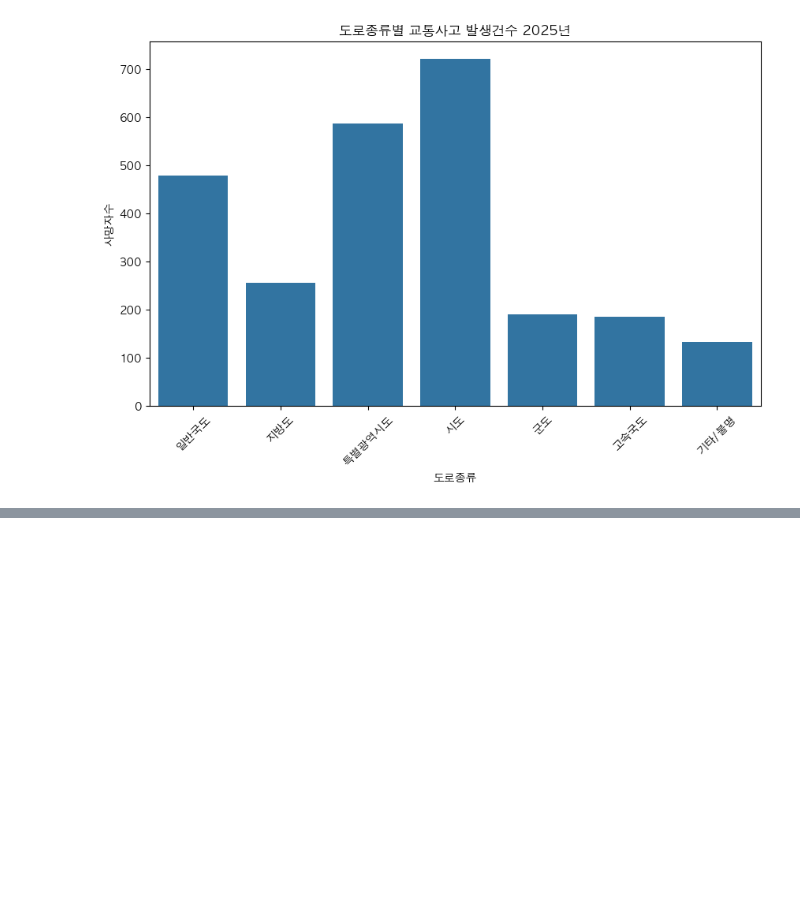
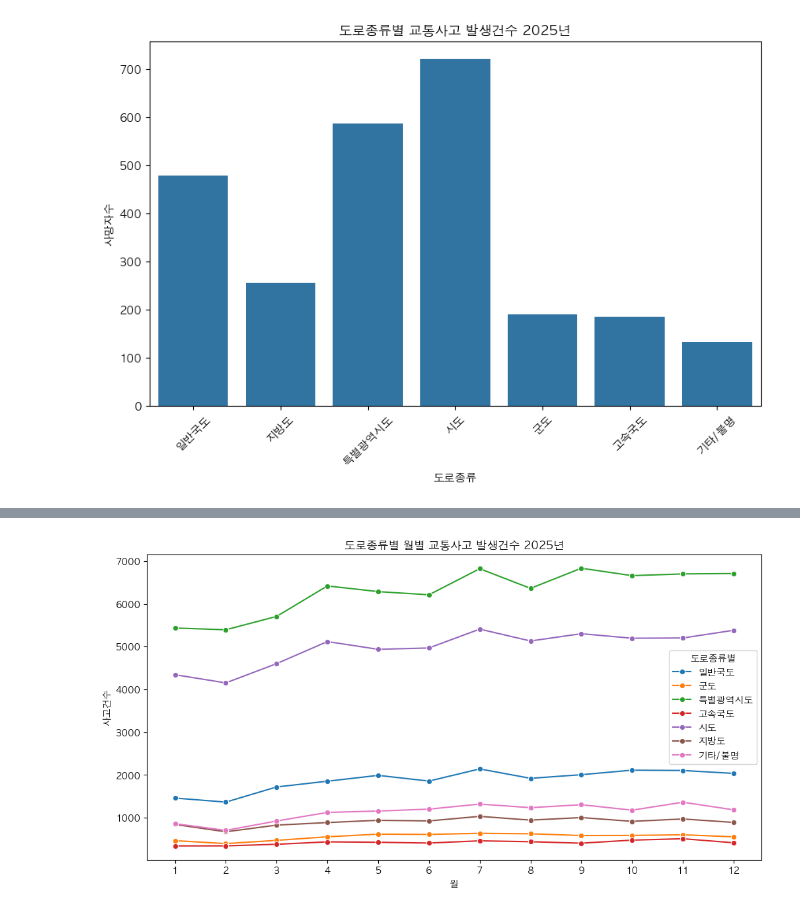
Before and after one commit to thihaoov/Korea-traffic-accident-analysis, a Jupyter notebook: notebooks/02_Accidents_by_Road_Type.ipynb, the cells around one changed output, grey strips where cells are left out. Cells and saved outputs as stored; diff of their text form; code cells hidden in the pictures; blank space fills up the shorter version.

```diff
--- a/notebooks/02_Accidents_by_Road_Type.ipynb
+++ b/notebooks/02_Accidents_by_Road_Type.ipynb
@@ -112,0 +117,27 @@ plt.show()
+# %%
+road_month = df[df['월별'] != '전체'].copy()
+
+road_month = road_month[
+    road_month['도로종류별'].isin(['일반국도', '지방도', '특별광역시도', '시도', '군도', '국가지원지방도', '고속국도', '기타/불명'])
+]
+# %%
+road_month['월순'] = road_month['월별'].str.extract(r'(\d+)\s*월').astype(int)
+
+road_month = road_month.sort_values('월순')
+# %%
+plt.figure(figsize=(12, 6))
+
+sns.lineplot(data=road_month,
+             x='월순',
+             y='사고건수',
+             hue='도로종류별',
+             marker='o')
+
+plt.title('도로종류별 월별 교통사고 발생건수 2025년')
+plt.xlabel('월')
+plt.ylabel('사고건수')
+plt.xticks(range(1, 13))
+
+plt.show()
+# %% [output]
+[figure, added]
```
Also changed, not shown: parts of 4 cells of this notebook, 1 other file.
